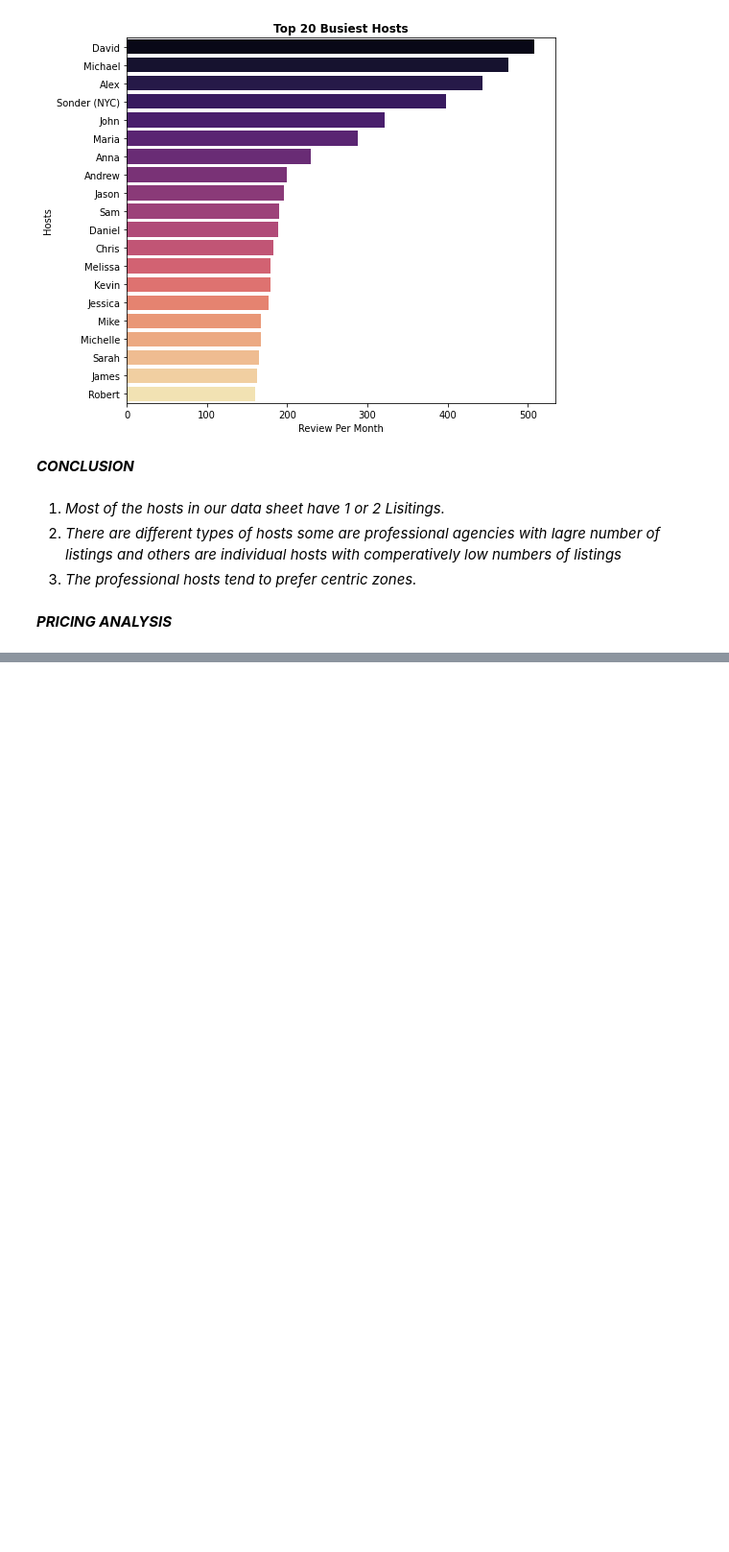
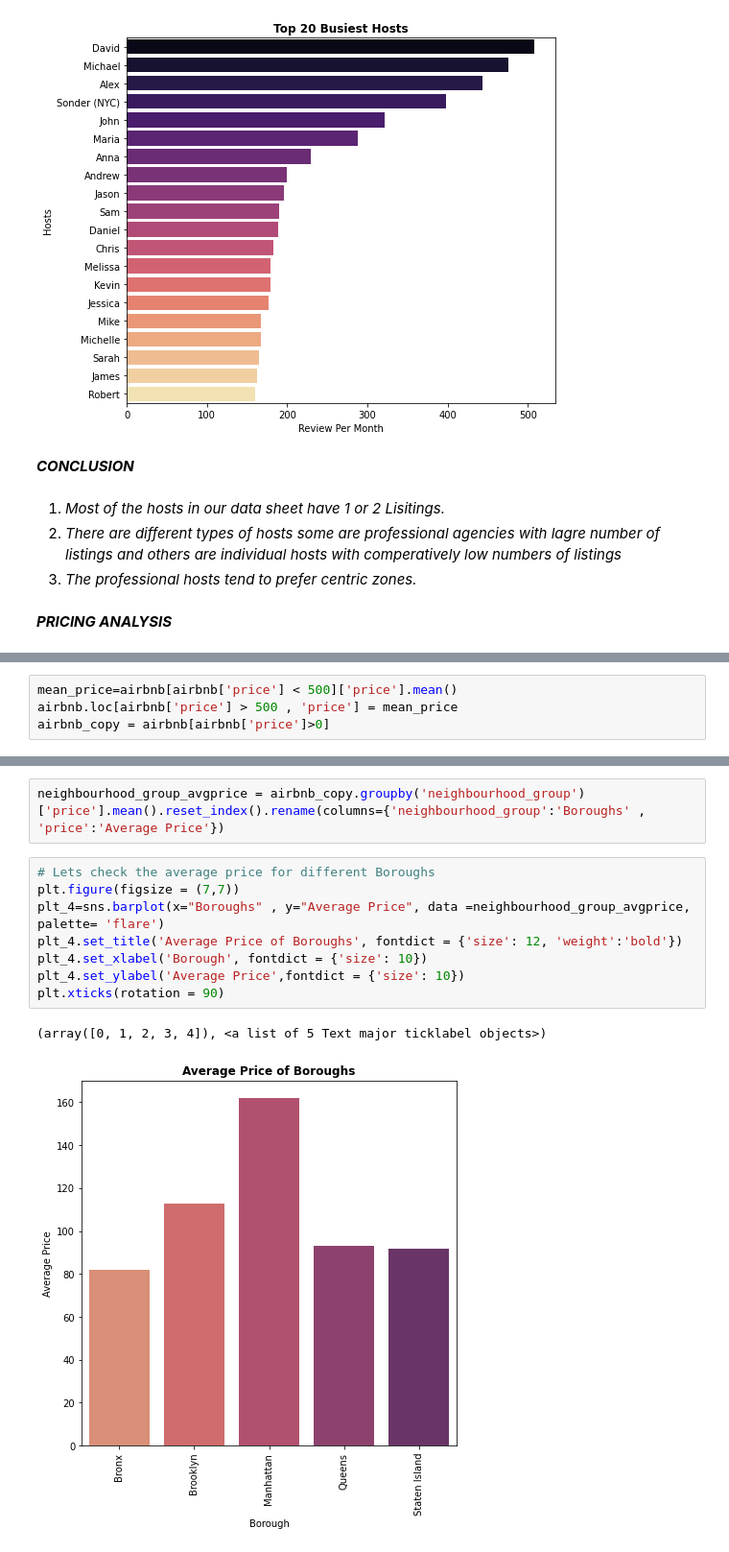
Before and after one commit to amritxk/airbnb-data-analysis, a Jupyter notebook: Amrit_keshri_{Airbnb_Bookings_Analysis}_Capstone_Project.ipynb, the cells around one changed output, grey strips where cells are left out. Shown at 96% size. Drawn from its saved outputs; the diff is of its cells as text; blank space fills up the shorter version.

```diff
--- a/Amrit_keshri_{Airbnb_Bookings_Analysis}_Capstone_Project.ipynb
+++ b/Amrit_keshri_{Airbnb_Bookings_Analysis}_Capstone_Project.ipynb
@@ -336,0 +370,4 @@ Text(0, 0.5, 'Hosts')
+# %%
+mean_price=airbnb[airbnb['price'] < 500]['price'].mean()
+airbnb.loc[airbnb['price'] > 500 , 'price'] = mean_price
+airbnb_copy = airbnb[airbnb['price']>0]
@@ -336,0 +396,13 @@ Text(0, 0.5, 'Hosts')
+# %%
+neighbourhood_group_avgprice = airbnb_copy.groupby('neighbourhood_group')['price'].mean().reset_index().rename(columns={'neighbourhood_group':'Boroughs' , 'price':'Average Price'})
+# %%
+# Lets check the average price for different Boroughs
+plt.figure(figsize = (7,7))
+plt_4=sns.barplot(x="Boroughs" , y="Average Price", data =neighbourhood_group_avgprice, palette= 'flare')
+plt_4.set_title('Average Price of Boroughs', fontdict = {'size': 12, 'weight':'bold'})
+plt_4.set_xlabel('Borough', fontdict = {'size': 10})
+plt_4.set_ylabel('Average Price',fontdict = {'size': 10})
+plt.xticks(rotation = 90)
+# %% [output]
+(array([0, 1, 2, 3, 4]), <a list of 5 Text major ticklabel objects>)
+[figure, added]
```
Also changed, not shown: parts of 11 cells of this notebook.
